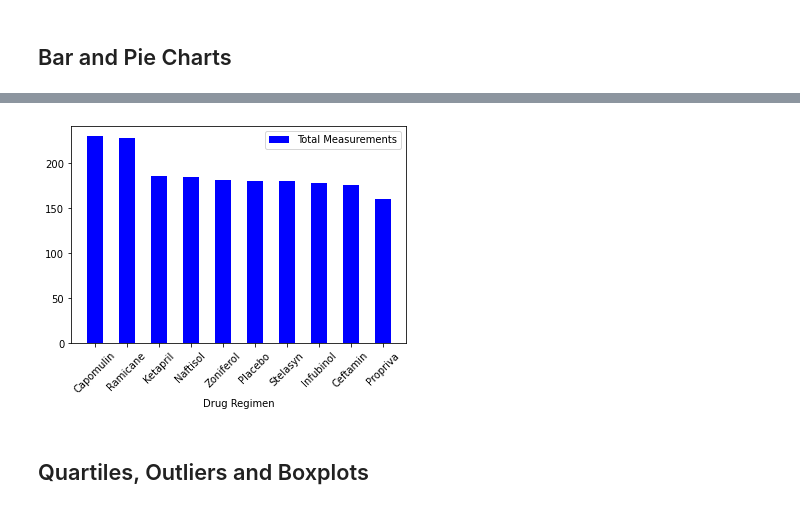
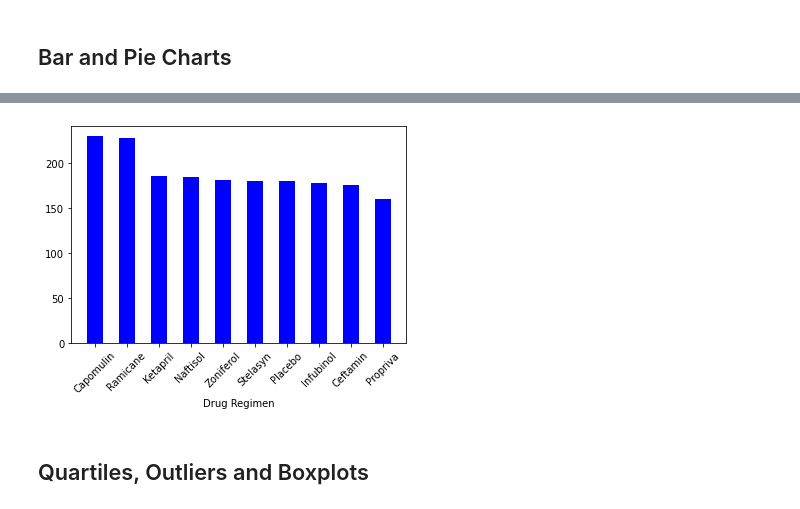
Before and after one commit to sgaetz1/matplotlib-challenge, a Jupyter notebook: pymaceuticals.ipynb, the cells around one changed output, grey strips where cells are left out. Saved outputs shown, nothing was run; the diff lists cells and outputs as text; code cells hidden in the pictures.

```diff
--- a/pymaceuticals.ipynb
+++ b/pymaceuticals.ipynb
@@ -149,15 +151,12 @@ sub_df.plot.bar(x = 'Drug Regimen', y = 'Total Measurements', rot = 45)
-# %%
-# Generate a bar plot showing the total number of measurements taken on each drug regimen using pyplot.
-sub_df = pd.DataFrame({'Drug Regimen': ['Capomulin','Ramicane','Ketapril','Naftisol','Zoniferol','Placebo','Stelasyn','Infubinol','Ceftamin','Propriva'],
-                  'Total Measurements': [230,228,186,184,181,180,180,178,175,160]})
-plt.bar(sub_df['Drug Regimen'] ,sub_df['Total Measurements'], width = 0.5, color='b',alpha = 1, align = 'center')
-plt.xticks(rotation=45)
-plt.xlabel("Drug Regimen")
-plt.legend(["Total Measurements"], loc = 'best')
-plt.show()
-# plt.bar(x_axis, rain_df["Inches"], color='r', alpha=0.5, align="edge")
-# plt.xticks(tick_locations, rain_df["State"], rotation="vertical")
-# %% [output]
-[figure, removed]
+# %%
+
+
+plt.bar(count.index, count, width = 0.5, color='b',alpha = 1, align = 'center')
+plt.xticks(rotation=45)
+plt.xlabel("Drug Regimen")
+plt.title ="Total Measurements per Drug Regimen"
+plt.show()
+# %% [output]
+[figure, added]
 # %%
 # Generate a pie plot showing the distribution of female versus male mice using pandas
```
Also changed, not shown: parts of 13 cells of this notebook.
